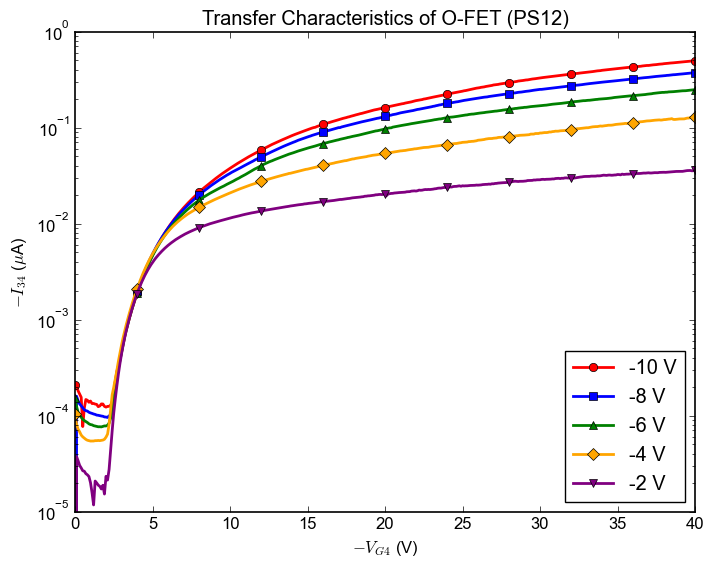
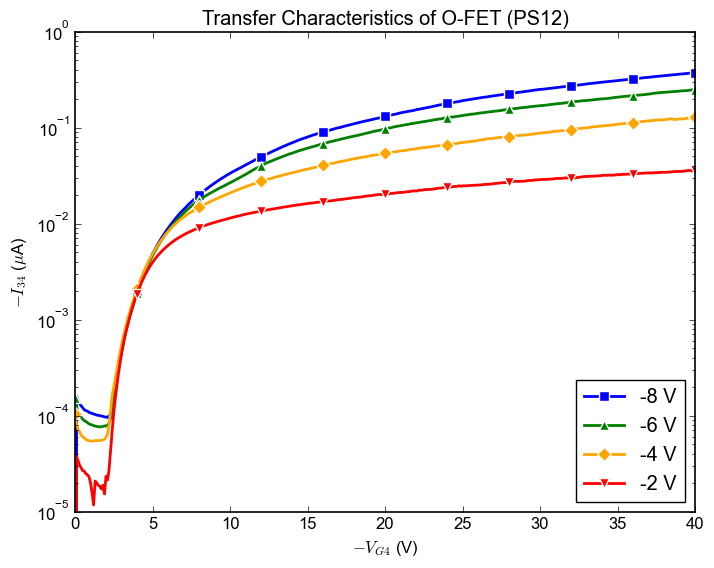
The change to this notebook cell's code, shown as a diff; its figure went from the first image to the second:
--- before
+++ after
@@ -2,5 +2,5 @@
     V_GS = data[:, 0]
     I_DS = data[:, 1]
-    plt.semilogy(-V_GS, -I_DS*1e6, lw=2, label=label, color=color, marker=marker, linestyle='-', markevery=40)
+    plt.semilogy(-V_GS, -I_DS*1e6, lw=2, label=label, color=color, marker=marker, linestyle='-', markevery=40,markeredgecolor="white", markeredgewidth=1, markersize=7)
 
 plt.xlabel(r"$-V_{G4}$ (V)")

Commit: update